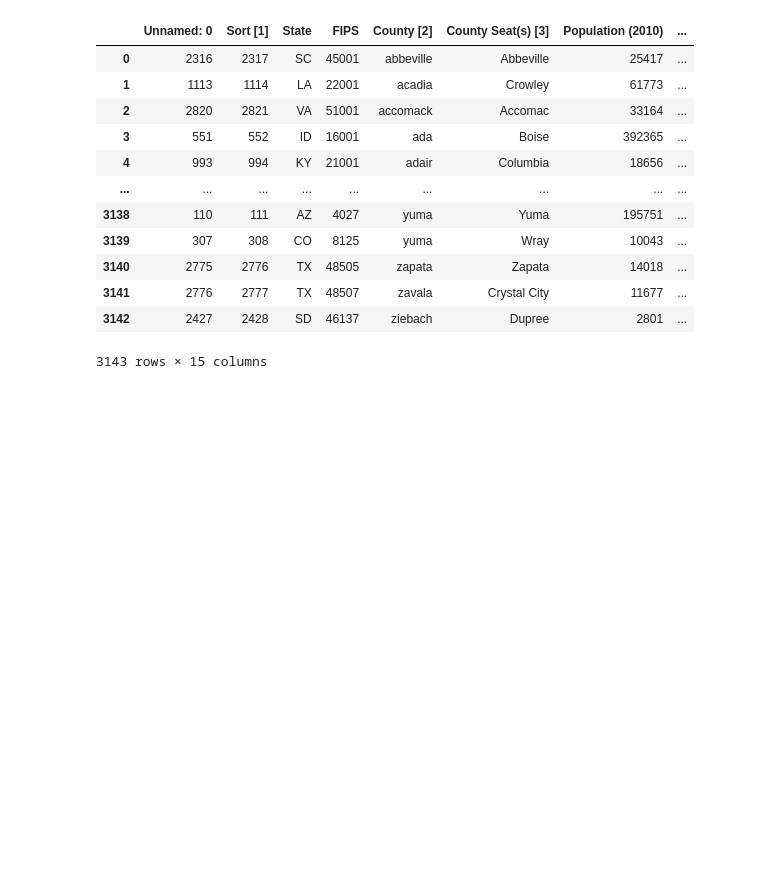
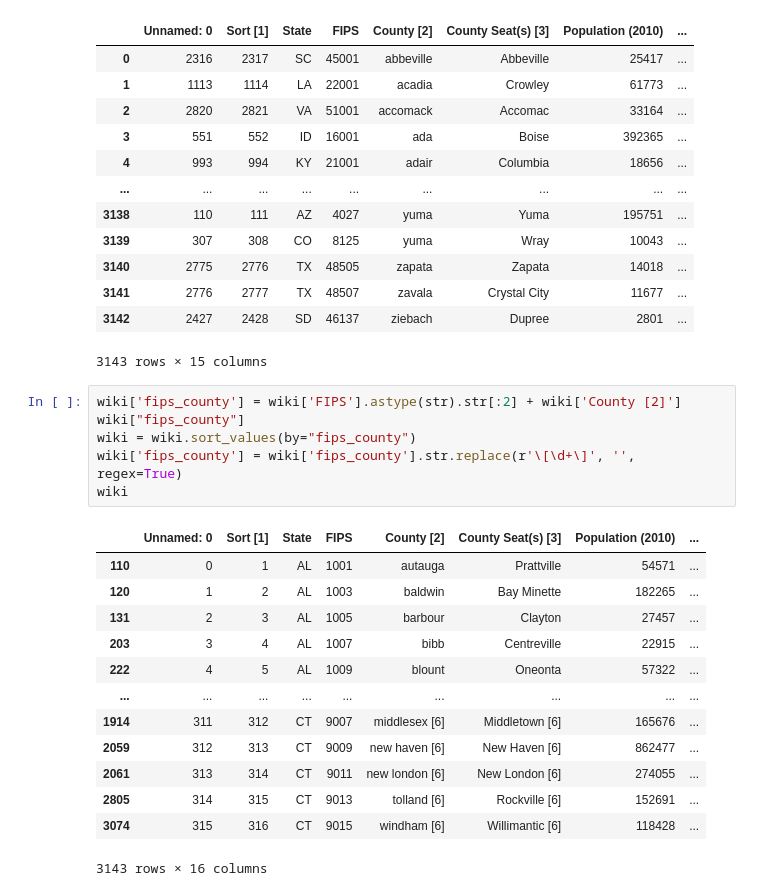
Before and after one commit to tonyluocpu/CVD-ML-project, a Jupyter notebook: all_three_datasets.ipynb, the cells around one changed output. Drawn from its saved outputs; the diff is of its cells as text; blank space fills up the shorter version.

```diff
--- a/all_three_datasets.ipynb
+++ b/all_three_datasets.ipynb
@@ -93,3 +93,23 @@ wiki
 | 3141 | 2776 | 2777 | TX | 48507 | zavala | Crystal City | 11677 | ... |
 | 3142 | 2427 | 2428 | SD | 46137 | ziebach | Dupree | 2801 | ... |
 3143 rows × 15 columns
+# %%
+wiki['fips_county'] = wiki['FIPS'].astype(str).str[:2] + wiki['County [2]']
+wiki["fips_county"]
+wiki = wiki.sort_values(by="fips_county")
+wiki['fips_county'] = wiki['fips_county'].str.replace(r'\[\d+\]', '', regex=True)
+wiki
+# %% [output]
+|  | Unnamed: 0 | Sort [1] | State | FIPS | County [2] | County Seat(s) [3] | Population (2010) | ... |
+| 110 | 0 | 1 | AL | 1001 | autauga | Prattville | 54571 | ... |
+| 120 | 1 | 2 | AL | 1003 | baldwin | Bay Minette | 182265 | ... |
+| 131 | 2 | 3 | AL | 1005 | barbour | Clayton | 27457 | ... |
+| 203 | 3 | 4 | AL | 1007 | bibb | Centreville | 22915 | ... |
+| 222 | 4 | 5 | AL | 1009 | blount | Oneonta | 57322 | ... |
+| ... | ... | ... | ... | ... | ... | ... | ... | ... |
+| 1914 | 311 | 312 | CT | 9007 | middlesex [6] | Middletown [6] | 165676 | ... |
+| 2059 | 312 | 313 | CT | 9009 | new haven [6] | New Haven [6] | 862477 | ... |
+| 2061 | 313 | 314 | CT | 9011 | new london [6] | New London [6] | 274055 | ... |
+| 2805 | 314 | 315 | CT | 9013 | tolland [6] | Rockville [6] | 152691 | ... |
+| 3074 | 315 | 316 | CT | 9015 | windham [6] | Willimantic [6] | 118428 | ... |
+3143 rows × 16 columns
```
Also changed, not shown: parts of 4 cells of this notebook, 2 other files.
